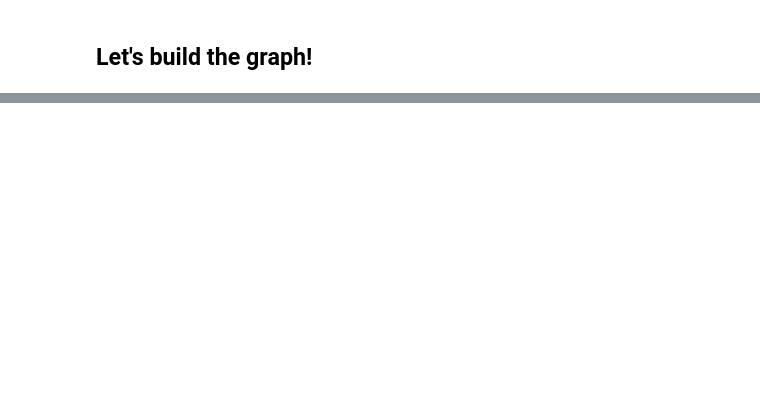
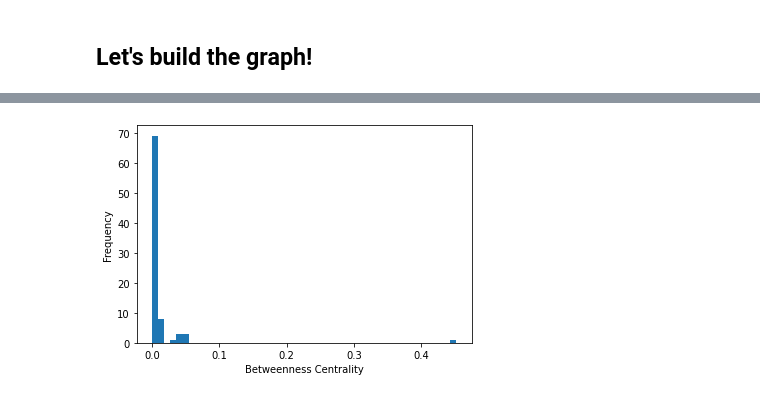
Before and after one commit to eliarizzetto/bg_net, a Jupyter notebook: caesar_net/bellum_gallicum_net.ipynb, the cells around one changed output, grey strips where cells are left out. Saved outputs shown, nothing was run; the diff lists cells and outputs as text; code cells hidden in the pictures; blank space fills up the shorter version.

```diff
--- a/caesar_net/bellum_gallicum_net.ipynb
+++ b/caesar_net/bellum_gallicum_net.ipynb
@@ -289,0 +353,3 @@ Local cdn resources have problems on chrome/safari when used in jupyter-notebook
+# %%
+betweenness_centrality = nx.betweenness_centrality(G, weight='weight')
+betweenness_centrality
@@ -289,0 +374,11 @@ Local cdn resources have problems on chrome/safari when used in jupyter-notebook
+# %%
+# Extract the betweenness centrality values from the dictionary
+betweenness_centrality_values = list(betweenness_centrality.values())
+
+# Create a histogram of the betweenness centrality values
+plt.hist(betweenness_centrality_values, bins=50)
+plt.xlabel('Betweenness Centrality')
+plt.ylabel('Frequency')
+plt.show()
+# %% [output]
+[figure, added]
```
Also changed, not shown: parts of 25 cells of this notebook, 2 other files.
